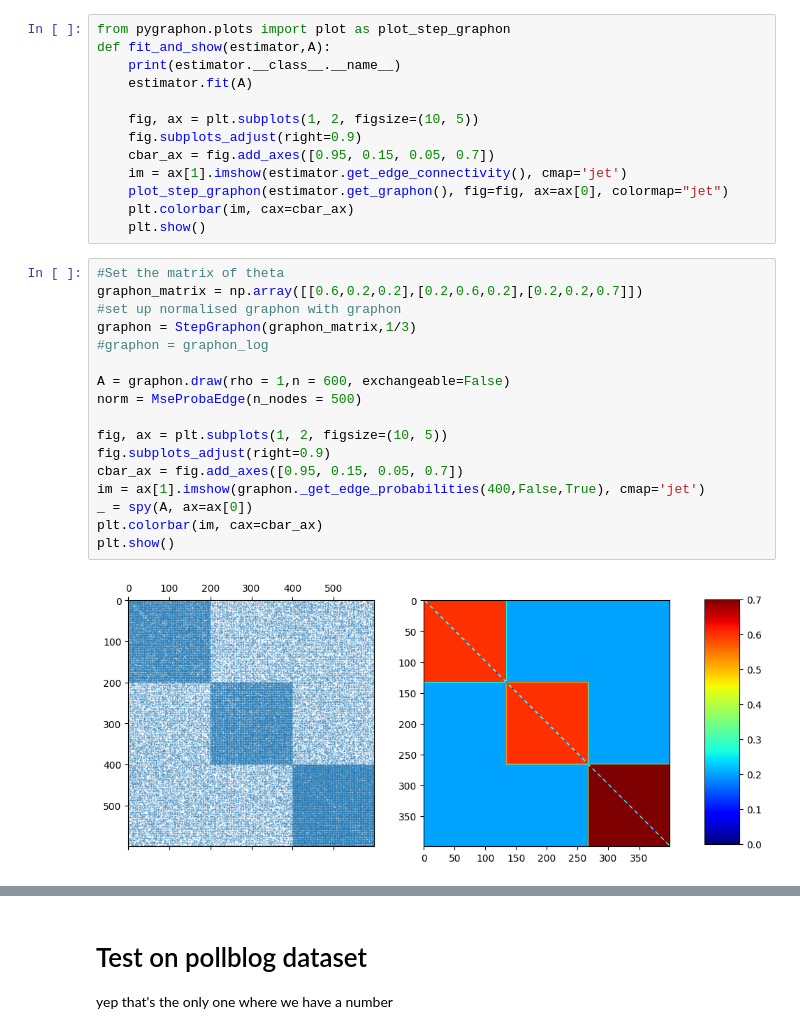
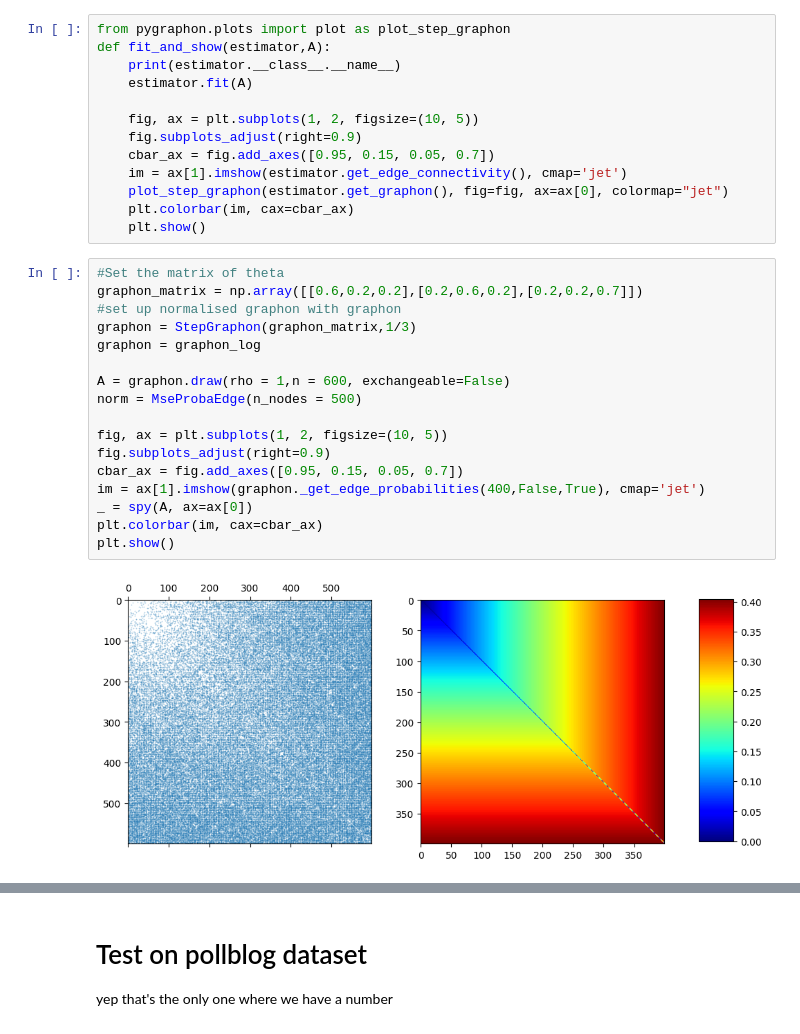
Before and after one commit to dufourc1/pygraphon, a Jupyter notebook: dev/2022_10_01_test_estimators.ipynb, the cells around one changed output, grey strips where cells are left out. Saved outputs shown, nothing was run; the diff lists cells and outputs as text.

```diff
--- a/dev/2022_10_01_test_estimators.ipynb
+++ b/dev/2022_10_01_test_estimators.ipynb
@@ -30,21 +30,21 @@ def fit_and_show(estimator,A):
 # %%
 #Set the matrix of theta
 graphon_matrix = np.array([[0.6,0.2,0.2],[0.2,0.6,0.2],[0.2,0.2,0.7]])
 #set up normalised graphon with graphon
 graphon = StepGraphon(graphon_matrix,1/3)
-#graphon = graphon_log
+graphon = graphon_log
 
 A = graphon.draw(rho = 1,n = 600, exchangeable=False)
 norm = MseProbaEdge(n_nodes = 500)
 
 fig, ax = plt.subplots(1, 2, figsize=(10, 5))
 fig.subplots_adjust(right=0.9)
 cbar_ax = fig.add_axes([0.95, 0.15, 0.05, 0.7])
 im = ax[1].imshow(graphon._get_edge_probabilities(400,False,True), cmap='jet')
 _ = spy(A, ax=ax[0])
 plt.colorbar(im, cax=cbar_ax)
 plt.show()
 # %% [output]
-[figure, old version]
+[figure, new version]
 # %%
 fit_and_show(HistogramEstimator(),A)
```
Also changed, not shown: parts of 3 cells of this notebook, 2 other files.
